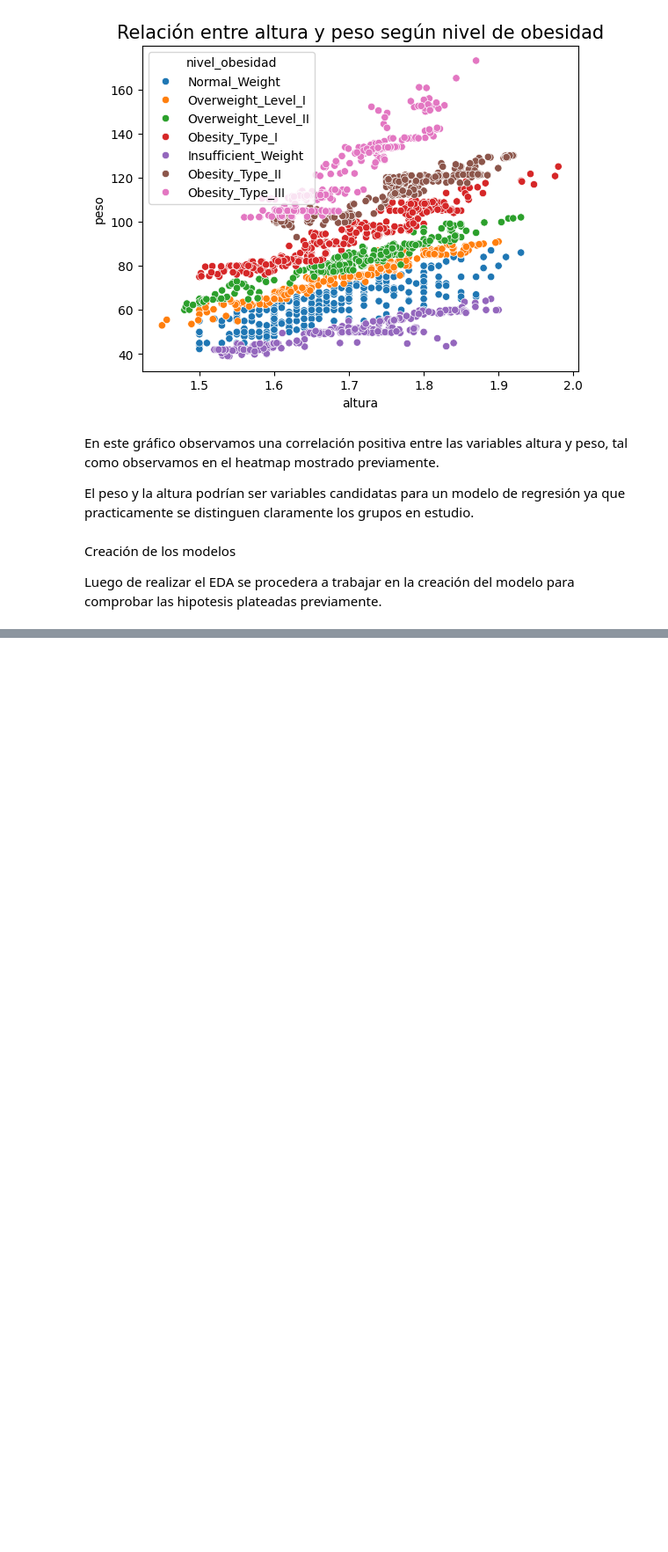
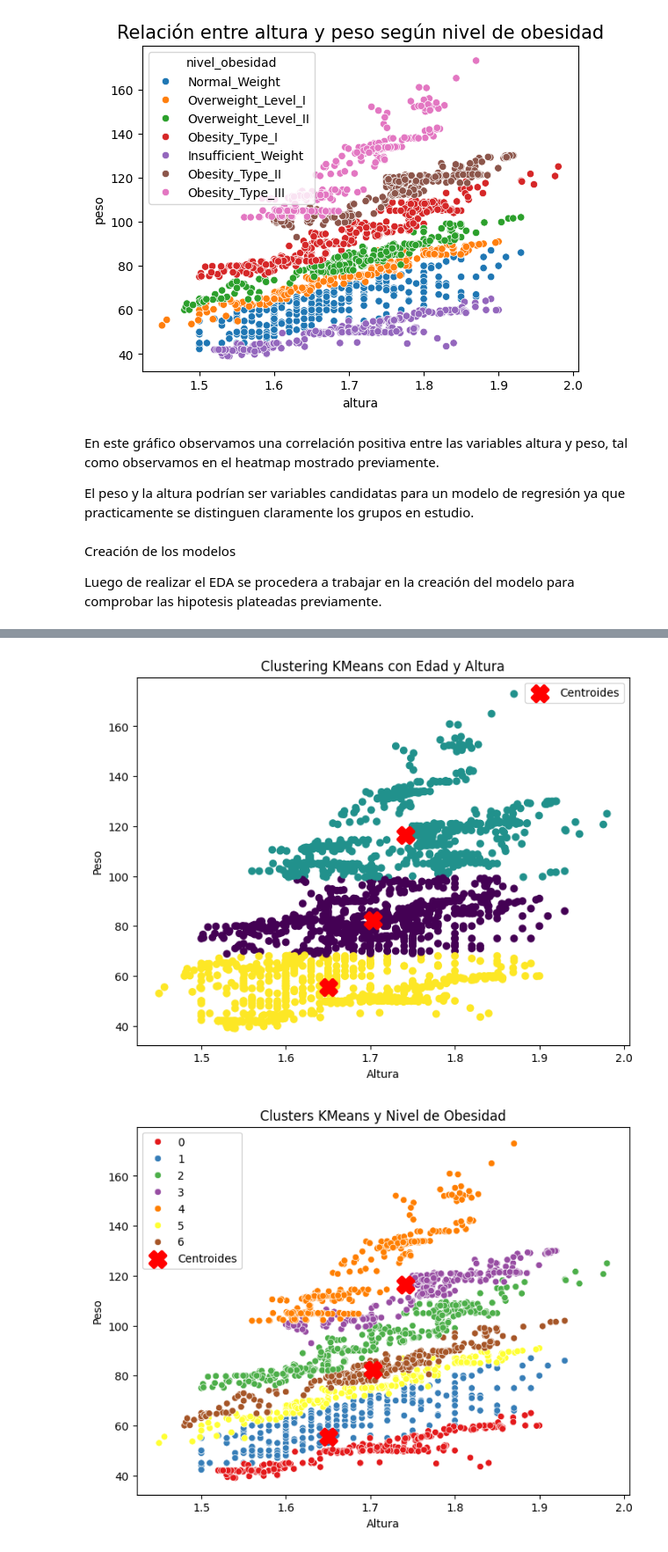
Before and after one commit to andresgabas/DS2-Coderhouse, a Jupyter notebook: DS2 Primera Entrega Andres Gabas.ipynb, the cells around one changed output, grey strips where cells are left out. Shown at 88% size. Drawn from its saved outputs; the diff is of its cells as text; code cells hidden in the pictures; blank space fills up the shorter version.

```diff
--- a/DS2 Primera Entrega Andres Gabas.ipynb
+++ b/DS2 Primera Entrega Andres Gabas.ipynb
@@ -214,0 +385,46 @@ Luego de realizar el EDA se procedera a trabajar en la creación del modelo para
+# %%
+# prompt: Crear un modelo k means con variables edad y altura y variable target nivel obesidad y graficarlo
+
+from sklearn.cluster import KMeans
+import matplotlib.pyplot as plt
+
+# Seleccionar las variables predictoras (edad y altura)
+X = data[['altura', 'peso']]
+
+# Crear un modelo KMeans con 3 clusters (puedes ajustar el número de clusters)
+kmeans = KMeans(n_clusters=3, random_state=42)
+
+# Entrenar el modelo
+kmeans.fit(X)
+
+# Obtener las etiquetas de cluster para cada punto de datos
+labels = kmeans.labels_
+
+# Obtener las coordenadas de los centroides
+centroids = kmeans.cluster_centers_
+
+# Graficar los datos y los clusters
+plt.figure(figsize=(8, 6))
+plt.scatter(X['altura'], X['peso'], c=labels, cmap='viridis')
+plt.scatter(centroids[:, 0], centroids[:, 1], marker='X', s=200, linewidths=3, color='r', label='Centroides')
+plt.xlabel('Altura')
+plt.ylabel('Peso')
+plt.title('Clustering KMeans con Edad y Altura')
+plt.legend()
+plt.show()
+
+# Agregar la columna de etiquetas de cluster al DataFrame
+data['cluster'] = labels
+
+# Graficar la variable target (nivel_obesidad) junto con los clusters
+plt.figure(figsize=(8, 6))
+sns.scatterplot(x='altura', y='peso', hue='nivel_obesidad', data=data, palette='Set1')
+plt.scatter(centroids[:, 0], centroids[:, 1], marker='X', s=200, linewidths=3, color='r', label='Centroides')
+plt.xlabel('Altura')
+plt.ylabel('Peso')
+plt.title('Clusters KMeans y Nivel de Obesidad')
+plt.legend()
+plt.show()
+# %% [output]
+[figure, added]
+[figure, added]
```
Also changed, not shown: parts of 7 cells of this notebook.
